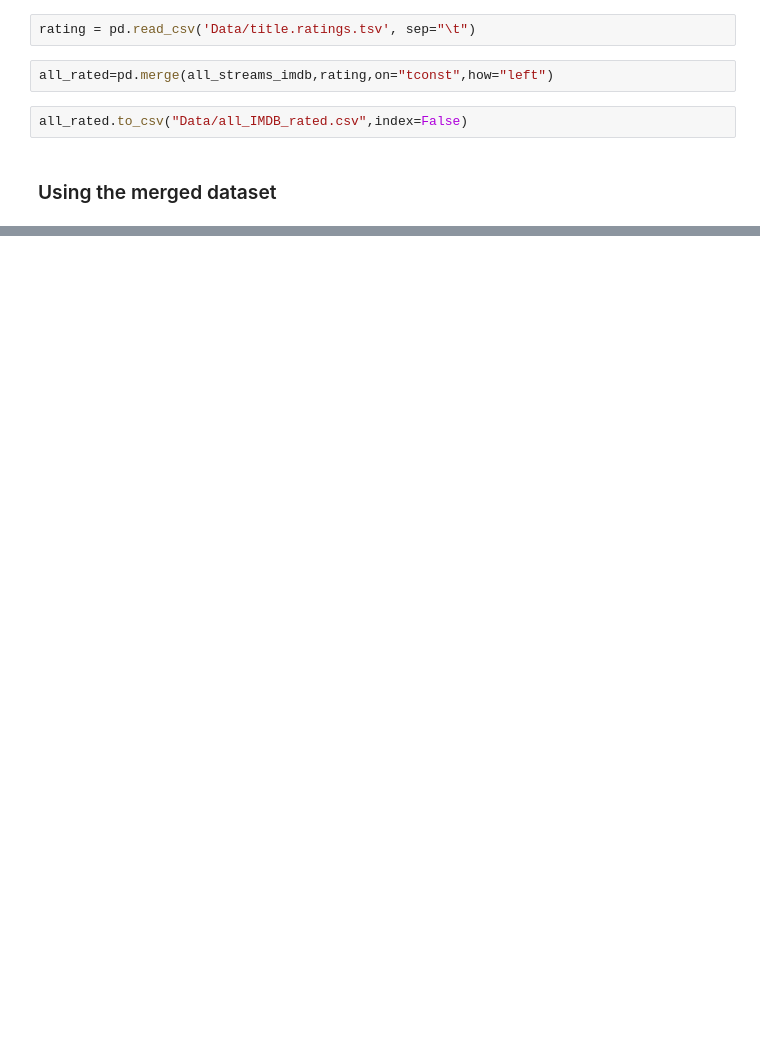
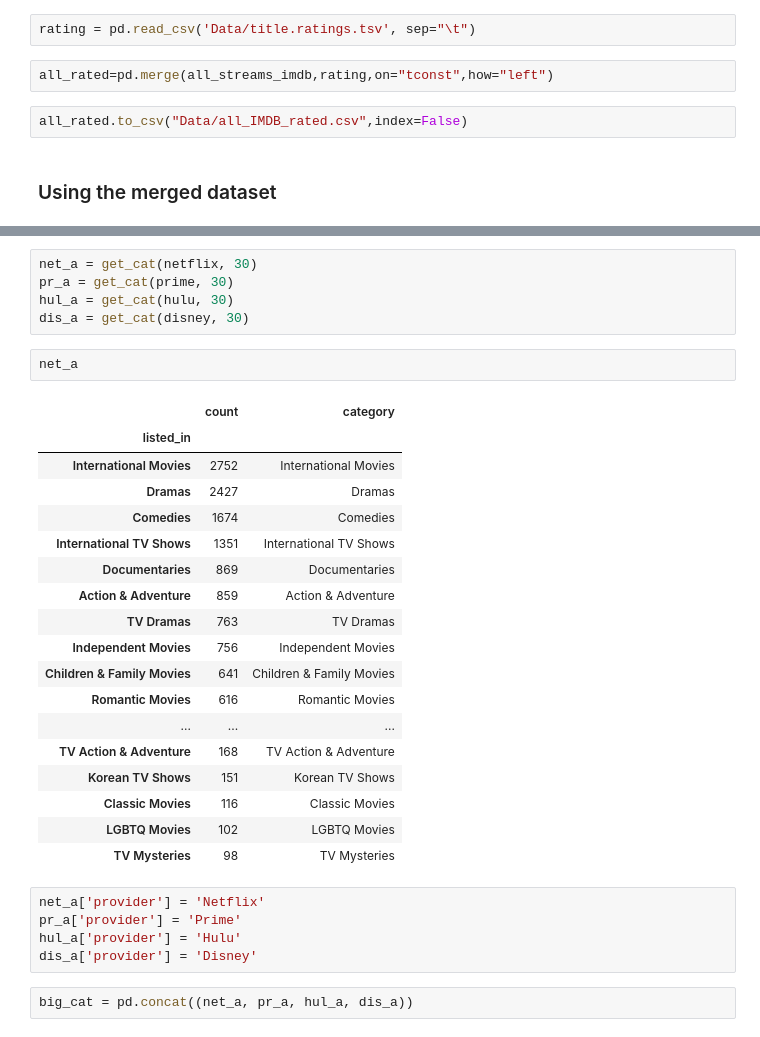
Before and after one commit to LobsterChampagne/datavis-project-2022-data-wizards, a Jupyter notebook: Explore.ipynb, the cells around one changed output, grey strips where cells are left out. Drawn from its saved outputs; the diff is of its cells as text; blank space fills up the shorter version.

```diff
--- a/Explore.ipynb
+++ b/Explore.ipynb
@@ -150,0 +325,33 @@ plt.show()
+# %%
+net_a = get_cat(netflix, 30)
+pr_a = get_cat(prime, 30)
+hul_a = get_cat(hulu, 30)
+dis_a = get_cat(disney, 30)
+# %%
+net_a
+# %% [output]
+|  | count | category |
+| listed_in |  |  |
+| International Movies | 2752 | International Movies |
+| Dramas | 2427 | Dramas |
+| Comedies | 1674 | Comedies |
+| International TV Shows | 1351 | International TV Shows |
+| Documentaries | 869 | Documentaries |
+| Action & Adventure | 859 | Action & Adventure |
+| TV Dramas | 763 | TV Dramas |
+| Independent Movies | 756 | Independent Movies |
+| Children & Family Movies | 641 | Children & Family Movies |
+| Romantic Movies | 616 | Romantic Movies |
+| ... | ... | ... |
+| TV Action & Adventure | 168 | TV Action & Adventure |
+| Korean TV Shows | 151 | Korean TV Shows |
+| Classic Movies | 116 | Classic Movies |
+| LGBTQ Movies | 102 | LGBTQ Movies |
+| TV Mysteries | 98 | TV Mysteries |
+# %%
+net_a['provider'] = 'Netflix'
+pr_a['provider'] = 'Prime'
+hul_a['provider'] = 'Hulu'
+dis_a['provider'] = 'Disney'
+# %%
+big_cat = pd.concat((net_a, pr_a, hul_a, dis_a))
```
Also changed, not shown: parts of 28 cells of this notebook, 5 other files.
